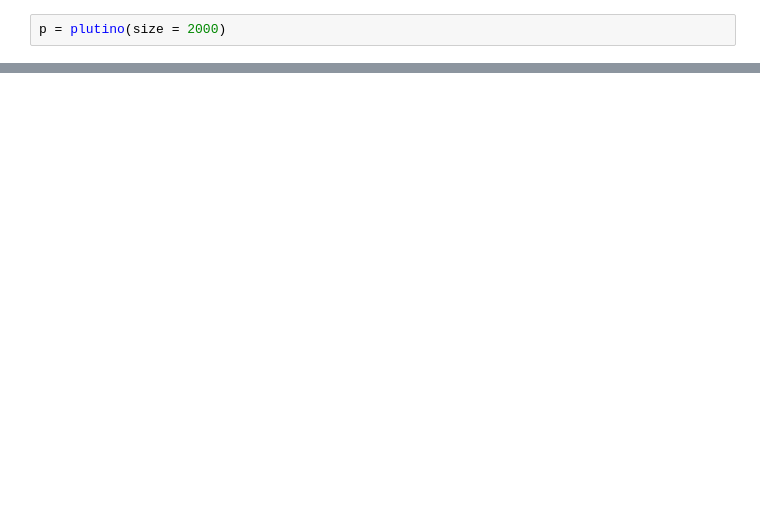
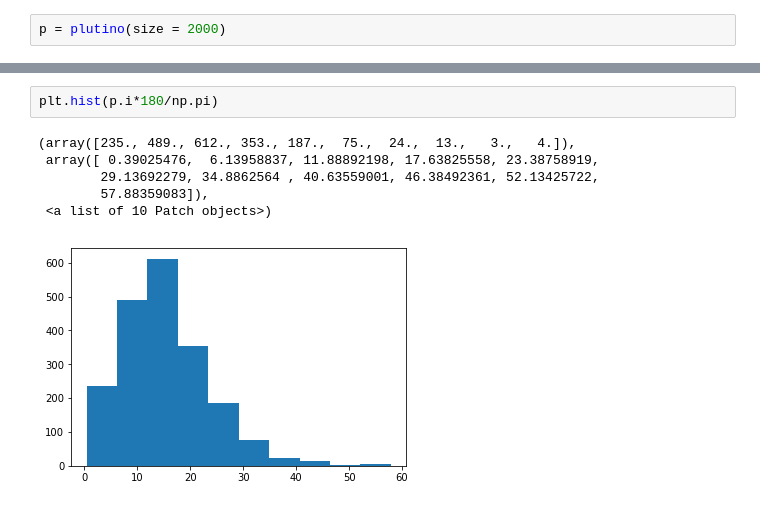
Before and after one commit to sevenlin123/fake_tno, a Jupyter notebook: plutino.ipynb, the cells around one changed output, grey strips where cells are left out. Drawn from its saved outputs; the diff is of its cells as text; blank space fills up the shorter version.

```diff
--- a/plutino.ipynb
+++ b/plutino.ipynb
@@ -89,0 +119,9 @@ p = plutino(size = 2000)
+# %%
+plt.hist(p.i*180/np.pi)
+# %% [output]
+(array([235., 489., 612., 353., 187.,  75.,  24.,  13.,   3.,   4.]),
+ array([ 0.39025476,  6.13958837, 11.88892198, 17.63825558, 23.38758919,
+        29.13692279, 34.8862564 , 40.63559001, 46.38492361, 52.13425722,
+        57.88359083]),
+ <a list of 10 Patch objects>)
+[figure, added]
```
Also changed, not shown: parts of 12 cells of this notebook, 1 other file.
